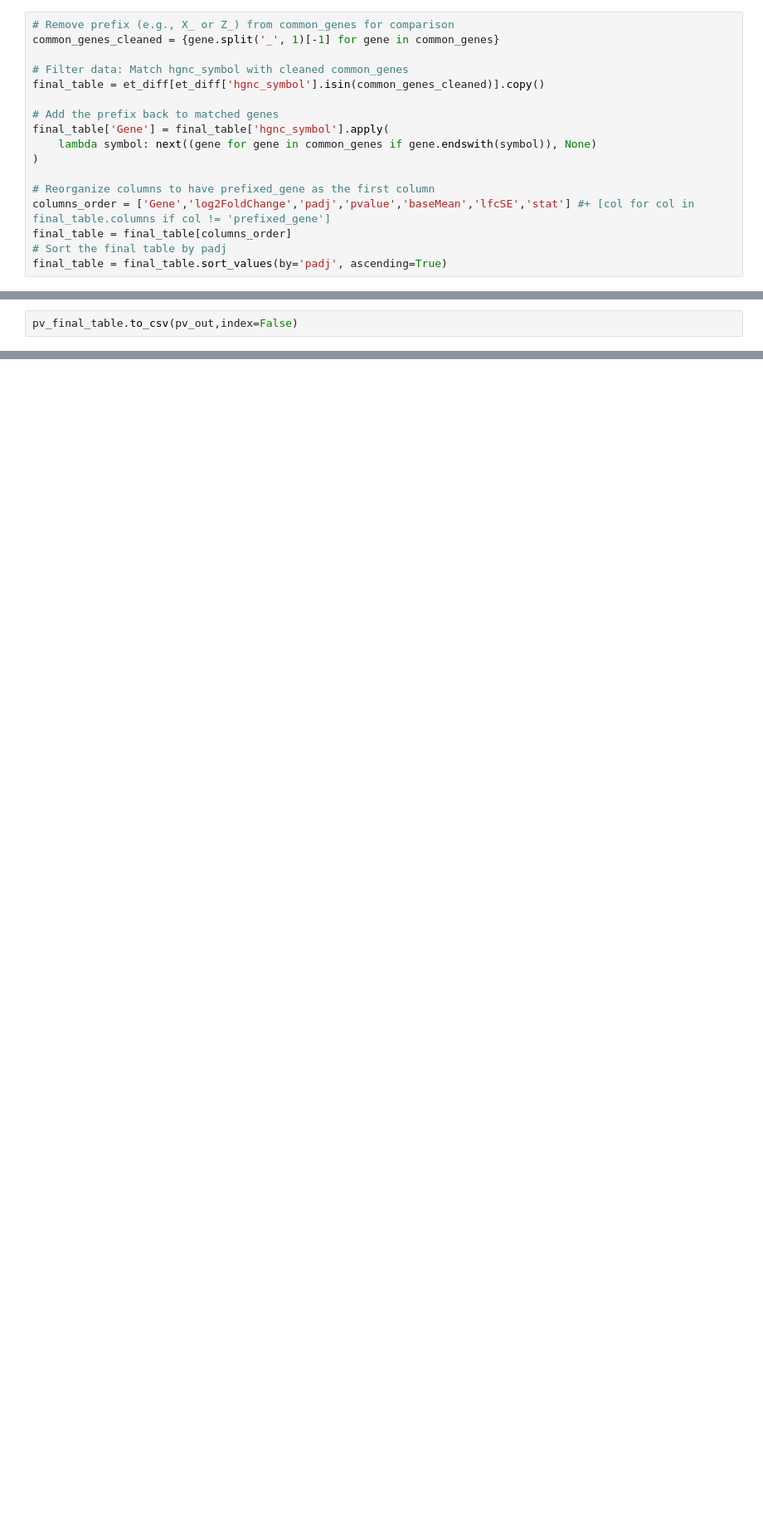
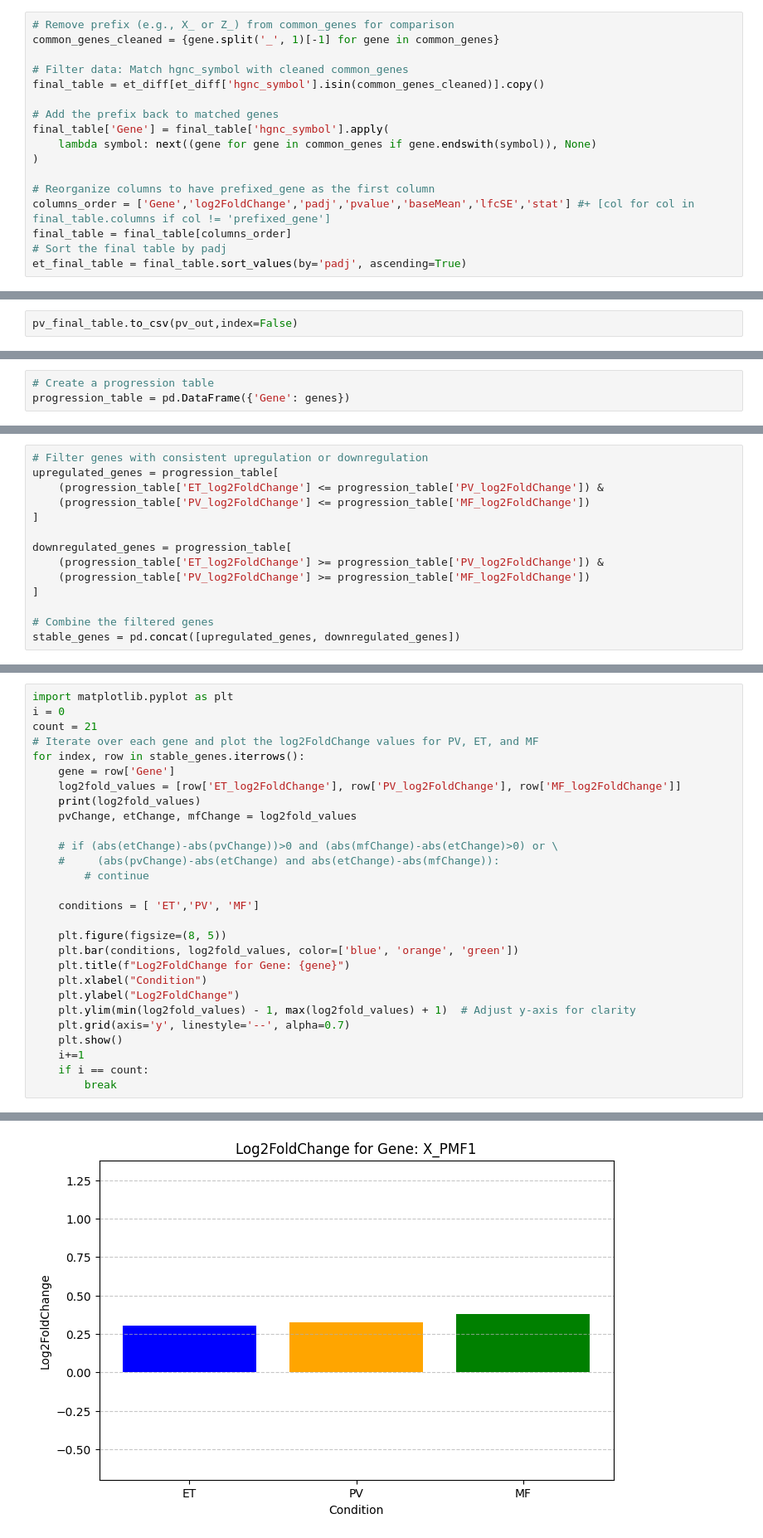
Before and after one commit to absaw/Cooperative-Learning-WBC-Platelet-Data, a Jupyter notebook: gene_coeff.ipynb, the cells around one changed output, grey strips where cells are left out. Shown at 83% size. Saved outputs shown, nothing was run; the diff lists cells and outputs as text; blank space fills up the shorter version.

```diff
--- a/gene_coeff.ipynb
+++ b/gene_coeff.ipynb
@@ -60,4 +97,4 @@ final_table['Gene'] = final_table['hgnc_symbol'].apply(
 columns_order = ['Gene','log2FoldChange','padj','pvalue','baseMean','lfcSE','stat'] #+ [col for col in final_table.columns if col != 'prefixed_gene']
 final_table = final_table[columns_order]
 # Sort the final table by padj
-final_table = final_table.sort_values(by='padj', ascending=True)
+et_final_table = final_table.sort_values(by='padj', ascending=True)
@@ -98,0 +222,3 @@ mf_final_table.to_excel(mf_out,index=False)
+# %%
+# Create a progression table
+progression_table = pd.DataFrame({'Gene': genes})
@@ -98,0 +261,14 @@ mf_final_table.to_excel(mf_out,index=False)
+# %%
+# Filter genes with consistent upregulation or downregulation
+upregulated_genes = progression_table[
+    (progression_table['ET_log2FoldChange'] <= progression_table['PV_log2FoldChange']) &
+    (progression_table['PV_log2FoldChange'] <= progression_table['MF_log2FoldChange'])
+]
+
+downregulated_genes = progression_table[
+    (progression_table['ET_log2FoldChange'] >= progression_table['PV_log2FoldChange']) &
+    (progression_table['PV_log2FoldChange'] >= progression_table['MF_log2FoldChange'])
+]
+
+# Combine the filtered genes
+stable_genes = pd.concat([upregulated_genes, downregulated_genes])
@@ -98,0 +277,29 @@ mf_final_table.to_excel(mf_out,index=False)
+# %%
+import matplotlib.pyplot as plt
+i = 0
+count = 21
+# Iterate over each gene and plot the log2FoldChange values for PV, ET, and MF
+for index, row in stable_genes.iterrows():
+    gene = row['Gene']
+    log2fold_values = [row['ET_log2FoldChange'], row['PV_log2FoldChange'], row['MF_log2FoldChange']]
+    print(log2fold_values)
+    pvChange, etChange, mfChange = log2fold_values
+
+    # if (abs(etChange)-abs(pvChange))>0 and (abs(mfChange)-abs(etChange)>0) or \
+    #     (abs(pvChange)-abs(etChange) and abs(etChange)-abs(mfChange)):
+        # continue
+
+    conditions = [ 'ET','PV', 'MF']
+
+    plt.figure(figsize=(8, 5))
+    plt.bar(conditions, log2fold_values, color=['blue', 'orange', 'green'])
+    plt.title(f"Log2FoldChange for Gene: {gene}")
+    plt.xlabel("Condition")
+    plt.ylabel("Log2FoldChange")
+    plt.ylim(min(log2fold_values) - 1, max(log2fold_values) + 1)  # Adjust y-axis for clarity
+    plt.grid(axis='y', linestyle='--', alpha=0.7)
+    plt.show()
+    i+=1
+    if i == count:
+        break
+# %% [output]
@@ -98,0 +307 @@ mf_final_table.to_excel(mf_out,index=False)
+[figure, added]
```
Also changed, not shown: parts of 26 cells of this notebook, 5 other files.
